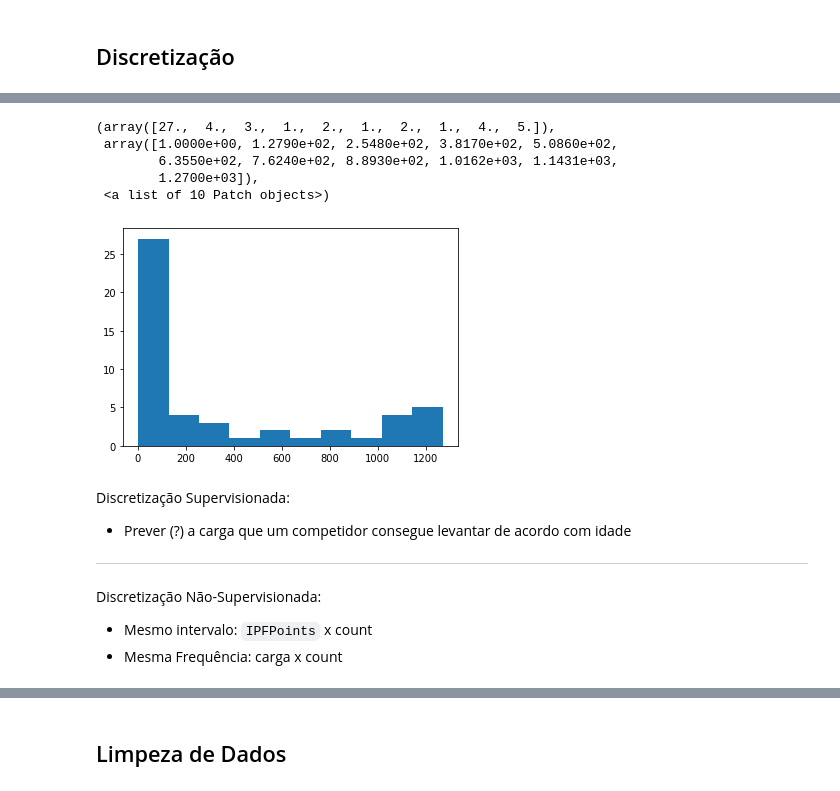
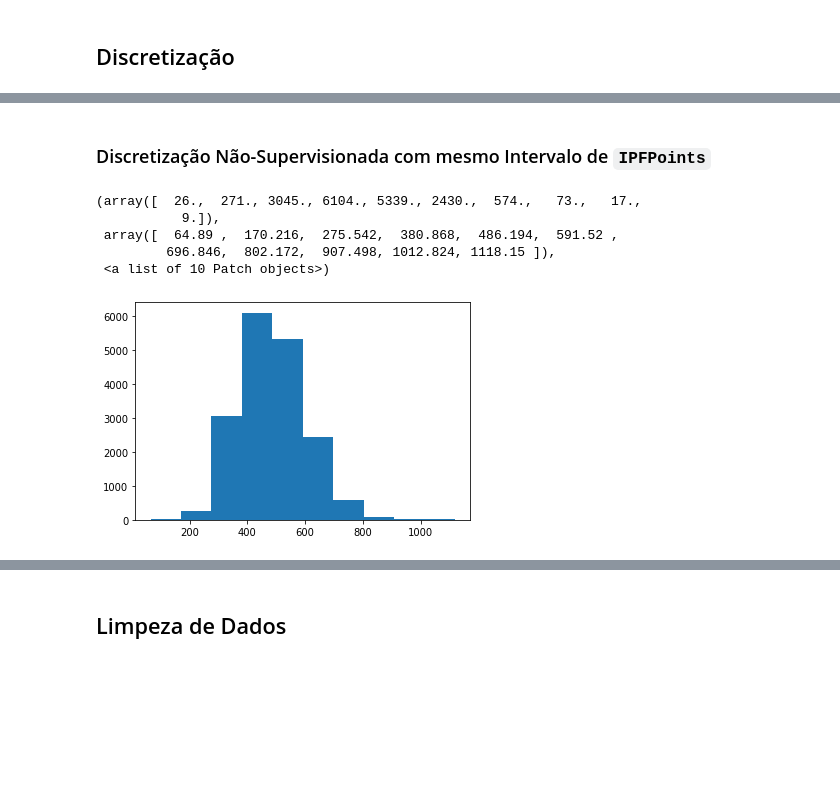
Before and after one commit to RafaelBNN/if697, a Jupyter notebook: ProjetoIF697.ipynb, the cells around one changed output, grey strips where cells are left out. Cells and saved outputs as stored; diff of their text form; code cells hidden in the pictures; blank space fills up the shorter version.

Commit message:
'Discretização' finalizada. Sugestão: adicionar textinho

```diff
--- a/ProjetoIF697.ipynb
+++ b/ProjetoIF697.ipynb
@@ -696,18 +715,11 @@ Name: IPFPoints, dtype: float64
+# %% [markdown]
+### Discretização Não-Supervisionada com mesmo Intervalo de `IPFPoints`
 # %%
-plt.hist(df['IPFPoints'].value_counts())
+plt.hist(df['IPFPoints'])
 # %% [output]
-(array([27.,  4.,  3.,  1.,  2.,  1.,  2.,  1.,  4.,  5.]),
- array([1.0000e+00, 1.2790e+02, 2.5480e+02, 3.8170e+02, 5.0860e+02,
-        6.3550e+02, 7.6240e+02, 8.8930e+02, 1.0162e+03, 1.1431e+03,
-        1.2700e+03]),
+(array([  26.,  271., 3045., 6104., 5339., 2430.,  574.,   73.,   17.,
+           9.]),
+ array([  64.89 ,  170.216,  275.542,  380.868,  486.194,  591.52 ,
+         696.846,  802.172,  907.498, 1012.824, 1118.15 ]),
  <a list of 10 Patch objects>)
-[figure, old version]
+[figure, new version]
-# %% [markdown]
-Discretização Supervisionada:
-* Prever (?) a carga que um competidor consegue levantar de acordo com idade
-
----
-
-Discretização Não-Supervisionada:
-* Mesmo intervalo: `IPFPoints` x count
-* Mesma Frequência: carga x count
```
Also changed, not shown: parts of 18 cells of this notebook.
